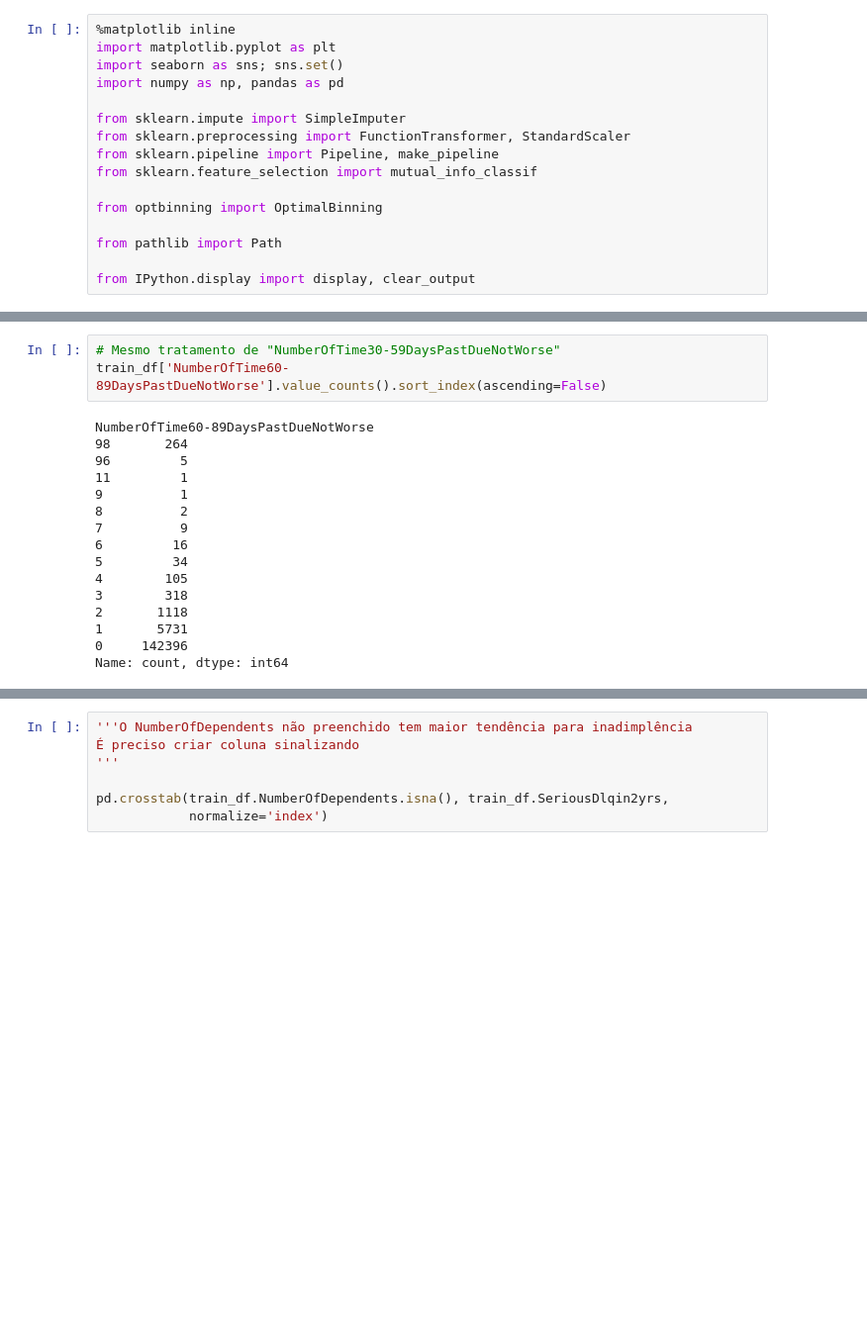
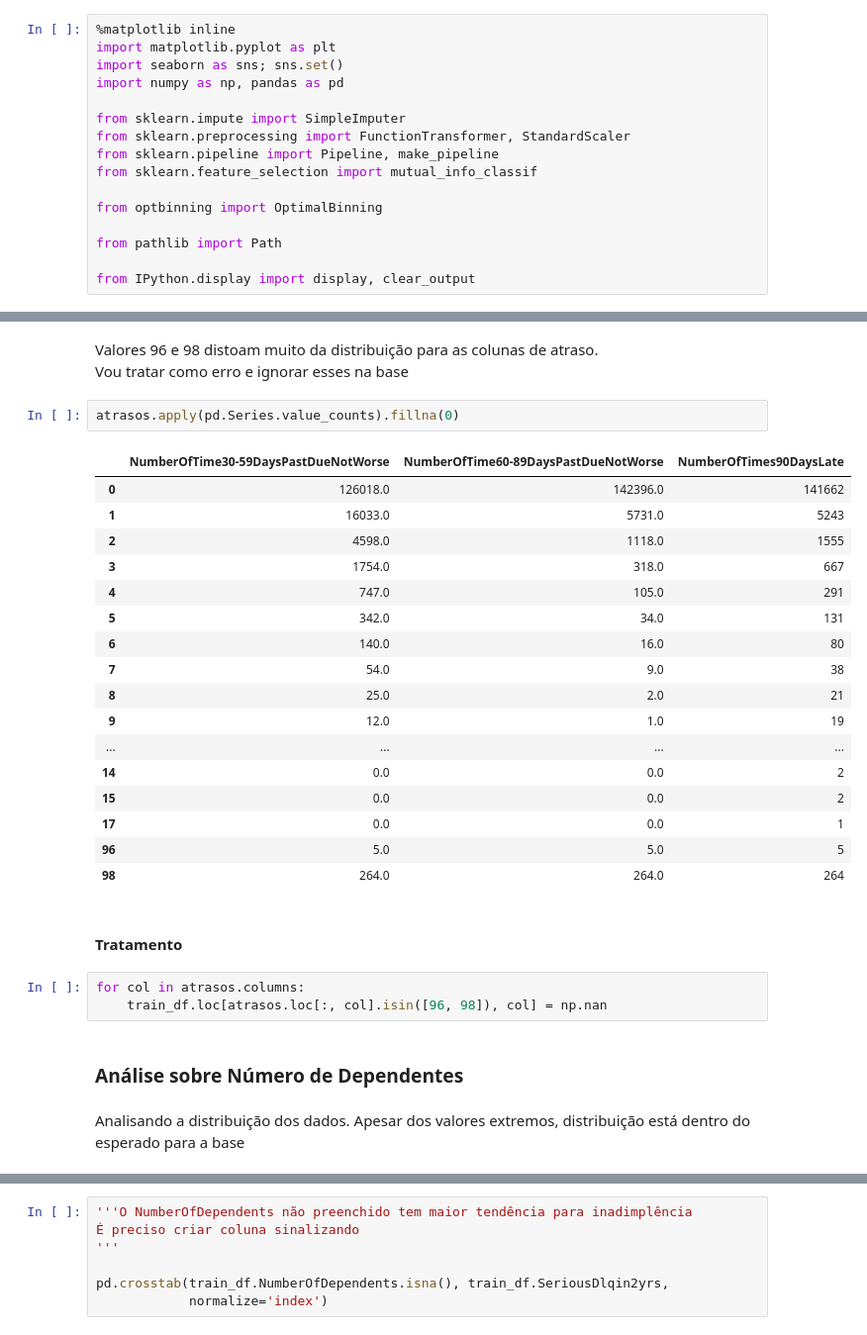
Before and after one commit to LeoDiasTrindade/good-and-bad-payers, a Jupyter notebook: notebooks/01_eda.ipynb, the cells around one changed output, grey strips where cells are left out. Shown at 99% size. Saved outputs shown, nothing was run; the diff lists cells and outputs as text; blank space fills up the shorter version.

```diff
--- a/notebooks/01_eda.ipynb
+++ b/notebooks/01_eda.ipynb
@@ -186,20 +148,33 @@ Name: count, dtype: int64
-# %%
-# Mesmo tratamento de "NumberOfTime30-59DaysPastDueNotWorse"
-train_df['NumberOfTime60-89DaysPastDueNotWorse'].value_counts().sort_index(ascending=False)
-# %% [output]
-NumberOfTime60-89DaysPastDueNotWorse
-98       264
-96         5
-11         1
-9          1
-8          2
-7          9
-6         16
-5         34
-4        105
-3        318
-2       1118
-1       5731
-0     142396
-Name: count, dtype: int64
+# %% [markdown]
+Valores 96 e 98 distoam muito da distribuição para as colunas de atraso.<br>
+Vou tratar como erro e ignorar esses na base
+# %%
+atrasos.apply(pd.Series.value_counts).fillna(0)
+# %% [output]
+|  | NumberOfTime30-59DaysPastDueNotWorse | NumberOfTime60-89DaysPastDueNotWorse | NumberOfTimes90DaysLate |
+| 0 | 126018.0 | 142396.0 | 141662 |
+| 1 | 16033.0 | 5731.0 | 5243 |
+| 2 | 4598.0 | 1118.0 | 1555 |
+| 3 | 1754.0 | 318.0 | 667 |
+| 4 | 747.0 | 105.0 | 291 |
+| 5 | 342.0 | 34.0 | 131 |
+| 6 | 140.0 | 16.0 | 80 |
+| 7 | 54.0 | 9.0 | 38 |
+| 8 | 25.0 | 2.0 | 21 |
+| 9 | 12.0 | 1.0 | 19 |
+| ... | ... | ... | ... |
+| 14 | 0.0 | 0.0 | 2 |
+| 15 | 0.0 | 0.0 | 2 |
+| 17 | 0.0 | 0.0 | 1 |
+| 96 | 5.0 | 5.0 | 5 |
+| 98 | 264.0 | 264.0 | 264 |
+# %% [markdown]
+#### Tratamento
+# %%
+for col in atrasos.columns:
+    train_df.loc[atrasos.loc[:, col].isin([96, 98]), col] = np.nan
+# %% [markdown]
+### Análise sobre Número de Dependentes
+# %% [markdown]
+Analisando a distribuição dos dados. Apesar dos valores extremos, distribuição está dentro do esperado para a base
 # %%
```
Also changed, not shown: parts of 37 cells of this notebook.
